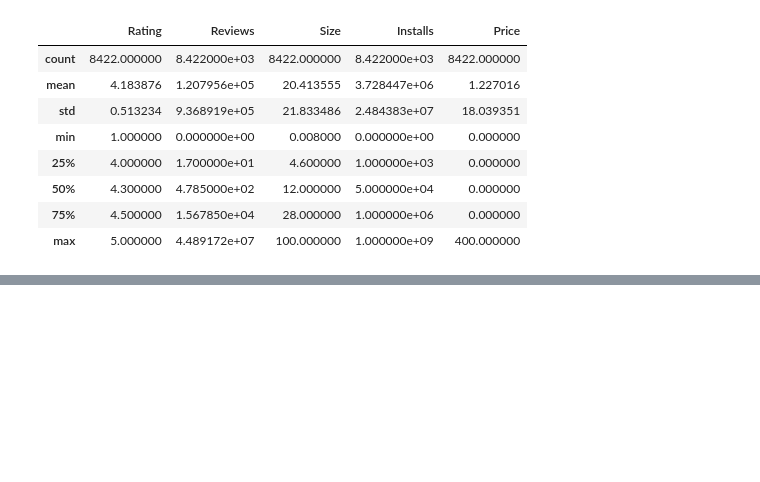
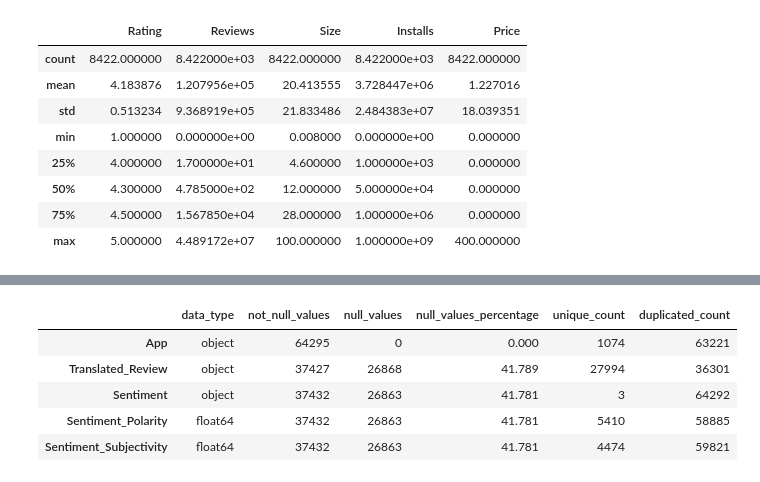
Before and after one commit to ashish-mali/EDA-On-Playstore-App-Reviews, a Jupyter notebook: Play_Store_App_Review_Analysis_Capstone_Project.ipynb, the cells around one changed output, grey strips where cells are left out. Cells and saved outputs as stored; diff of their text form; code cells hidden in the pictures; blank space fills up the shorter version.

```diff
--- a/Play_Store_App_Review_Analysis_Capstone_Project.ipynb
+++ b/Play_Store_App_Review_Analysis_Capstone_Project.ipynb
@@ -461,21 +549,21 @@ ps_df.head(1)
 # %%
 # let's create a custom function to create a dataframe which contain the metadata about main dataframe.
 # define a function.
-def metainfo():
+def metainfo(given_df):
 
   # doc string contain a short description about the function useability.
   '''This function return the new dataframe called meta_structure, & gives metadata about dataframe.'''
 
   # we want each attribute of the dataframe as a row in new datafrme.
-  meta_structure = pd.DataFrame(index=ps_df.columns)
+  meta_structure = pd.DataFrame(index=given_df.columns)
 
   # let's create a six new column which defines our metadata.
-  meta_structure["data_type"] = ps_df.dtypes
-  meta_structure["not_null_values"] = ps_df.count()
-  meta_structure["null_values"] = ps_df.isnull().sum()
-  meta_structure["null_values_percentage"] = round(ps_df.isnull().mean(),5) * 100
-  meta_structure["unique_count"] = ps_df.nunique()
-  meta_structure["duplicated_count"] = ps_df.shape[0] - ps_df.nunique()
+  meta_structure["data_type"] = given_df.dtypes
+  meta_structure["not_null_values"] = given_df.count()
+  meta_structure["null_values"] = given_df.isnull().sum()
+  meta_structure["null_values_percentage"] = round(given_df.isnull().mean(),5) * 100
+  meta_structure["unique_count"] = given_df.nunique()
+  meta_structure["duplicated_count"] = given_df.shape[0] - given_df.nunique()
 
   # just return the created structure.
   return meta_structure
@@ -1459,0 +1616,10 @@ ps_df.describe()
+# %%
+# let's call the metainfo function to get the meta-data from ur_df dataframe.
+metainfo(ur_df)
+# %% [output]
+|  | data_type | not_null_values | null_values | null_values_percentage | unique_count | duplicated_count |
+| App | object | 64295 | 0 | 0.000 | 1074 | 63221 |
+| Translated_Review | object | 37427 | 26868 | 41.789 | 27994 | 36301 |
+| Sentiment | object | 37432 | 26863 | 41.781 | 3 | 64292 |
+| Sentiment_Polarity | float64 | 37432 | 26863 | 41.781 | 5410 | 58885 |
+| Sentiment_Subjectivity | float64 | 37432 | 26863 | 41.781 | 4474 | 59821 |
```
Also changed, not shown: parts of 50 cells of this notebook.
